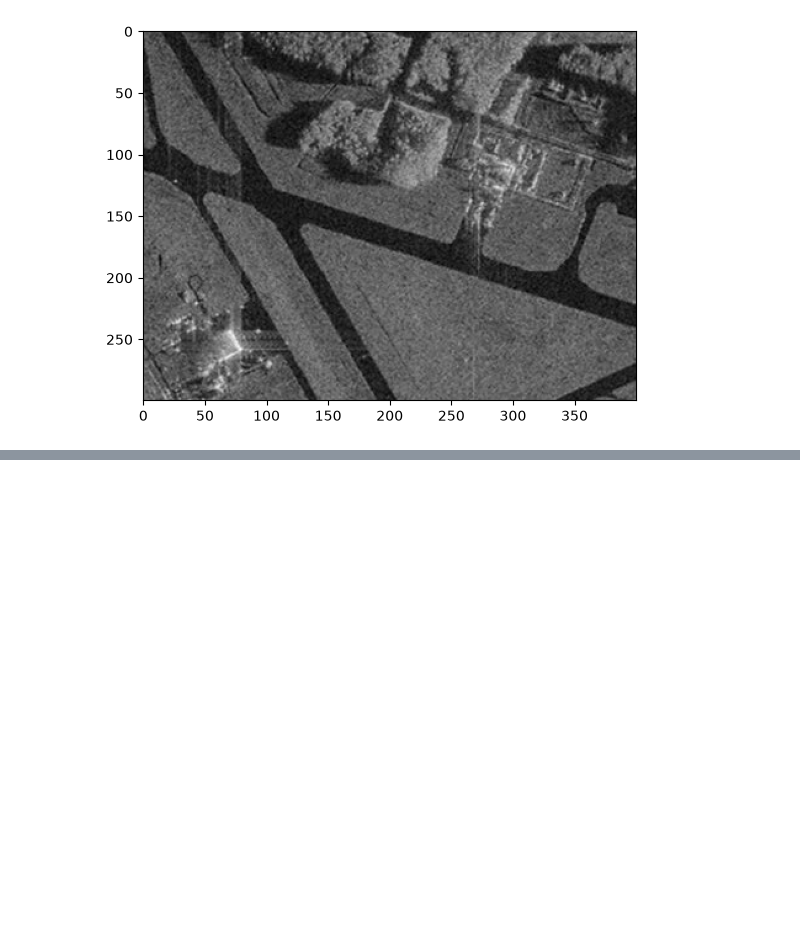
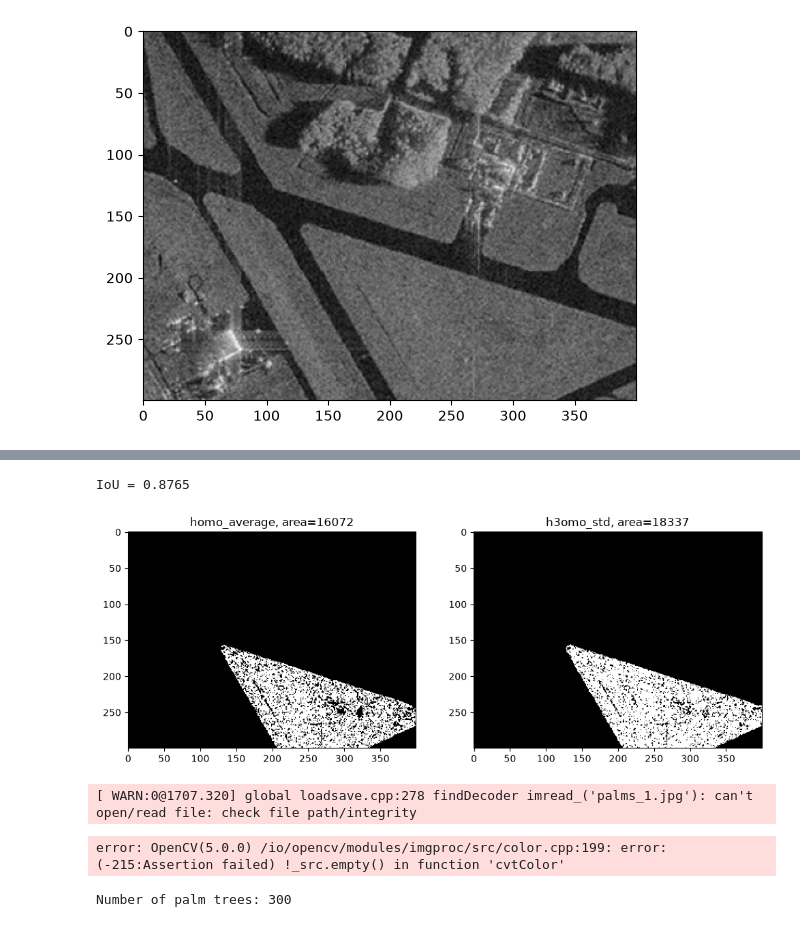
Before and after one commit to lixius-murk/IP-practice, a Jupyter notebook: Practice_4/solution.ipynb, the cells around one changed output, grey strips where cells are left out. Saved outputs shown, nothing was run; the diff lists cells and outputs as text; code cells hidden in the pictures; blank space fills up the shorter version.

```diff
--- a/Practice_4/solution.ipynb
+++ b/Practice_4/solution.ipynb
@@ -49,6 +59,43 @@ fig, axs = plt.subplots(1, len(T_params), figsize=(20, 5))
-# %%
-
-for ax, T in zip(axs, T_params):
-    mask_T = region_growing(image_lawn_gray, seed_point, homo_average, 1, T)
-    ax.imshow(mask_T, cmap='gray')
-    ax.set_title(f'T={T}, area={np.count_nonzero(mask_T)}')
+# %%
+def homo_std(img, mask, point, T):
+    vals = img[mask > 0].astype(np.float64)
+
+    if abs(vals.mean() - img[point]) <= max(T, 2 * vals.std()):
+        return True
+
+    return False
+
+
+T_best = 10
+mask_avg = region_growing(image_gray, seed_point, homo_average, 1, T_best)
+mask_std = region_growing(image_gray, seed_point, homo_std, 1, T_best)
+
+fig, axs = plt.subplots(1, 2, figsize=(12, 5))
+axs[0].imshow(mask_avg, cmap='gray')
+axs[0].set_title(f'homo_average, area={np.count_nonzero(mask_avg)}')
+axs[1].imshow(mask_std, cmap='gray')
+axs[1].set_title(f'h3omo_std, area={np.count_nonzero(mask_std)}')
+
+
+inter = np.count_nonzero((mask_avg > 0) & (mask_std > 0))
+union = np.count_nonzero((mask_avg > 0) | (mask_std > 0))
+print(f'IoU = {inter / union:.4f}')
+# %% [output]
+IoU = 0.8765
+[figure, added]
+# %%
+image_palm = cv2.imread('palms_1.jpg')
+image_palm_gray = cv2.cvtColor(image_palm, cv2.COLOR_BGR2GRAY)
+plt.imshow(image_palm_gray, cmap='gray')
+
+blur_palm = cv2.GaussianBlur(image_palm_gray, (5, 5), 0)
+ret, thresh_palm = cv2.threshold(blur_palm, 0, 255, cv2.THRESH_BINARY_INV + cv2.THRESH_OTSU)
+kernel = np.ones((3, 3), np.uint8)
+thresh_palm = cv2.morphologyEx(thresh_palm, cv2.MORPH_OPEN, kernel, iterations=2)
+plt.imshow(thresh_palm, cmap='gray')
+
+dist_palm = cv2.distanceTransform(thresh_palm, cv2.DIST_L2, 5)
+plt.imshow(dist_palm, cmap='gray')
+# %% [output]
+[ WARN:0@1707.320] global loadsave.cpp:278 findDecoder imread_('palms_1.jpg'): can't open/read file: check file path/integrity
+error: OpenCV(5.0.0) /io/opencv/modules/imgproc/src/color.cpp:199: error: (-215:Assertion failed) !_src.empty() in function 'cvtColor'
@@ -54,0 +124,4 @@ for ax, T in zip(axs, T_params):
+# %%
+print(f"Number of palm trees: {n_palms}")
+# %% [output]
+Number of palm trees: 300
```
Also changed, not shown: parts of 6 cells of this notebook, 1 other file.
